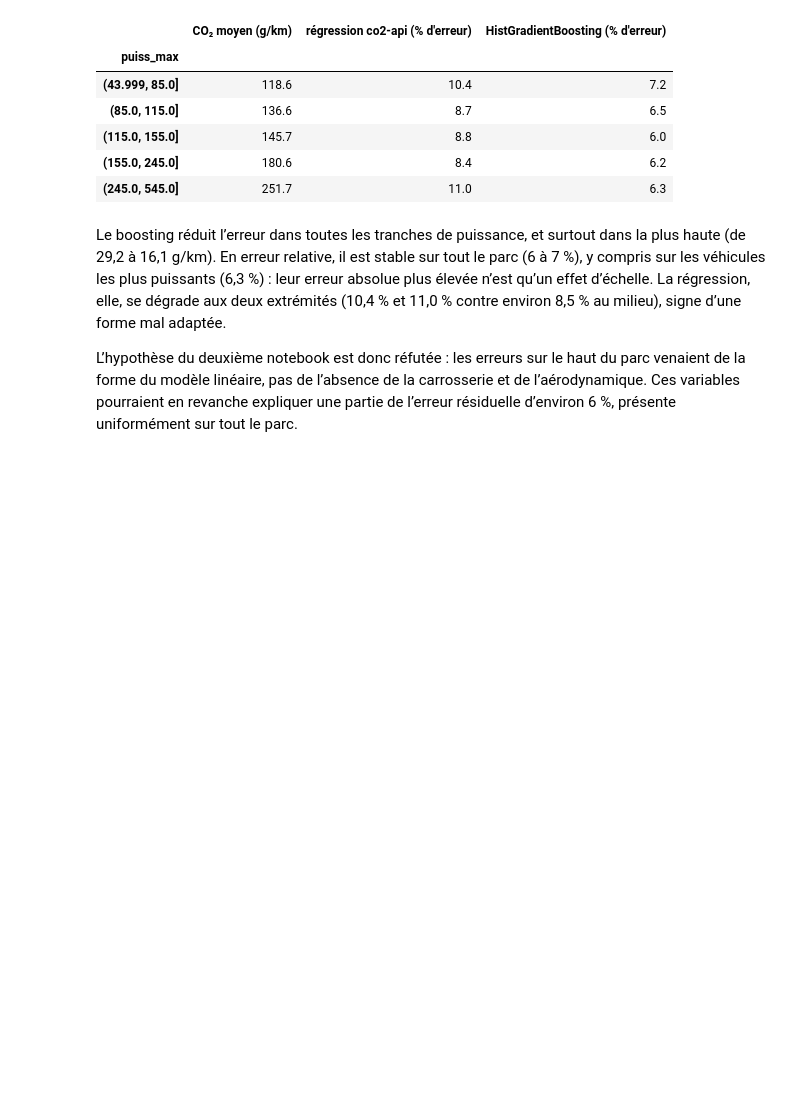
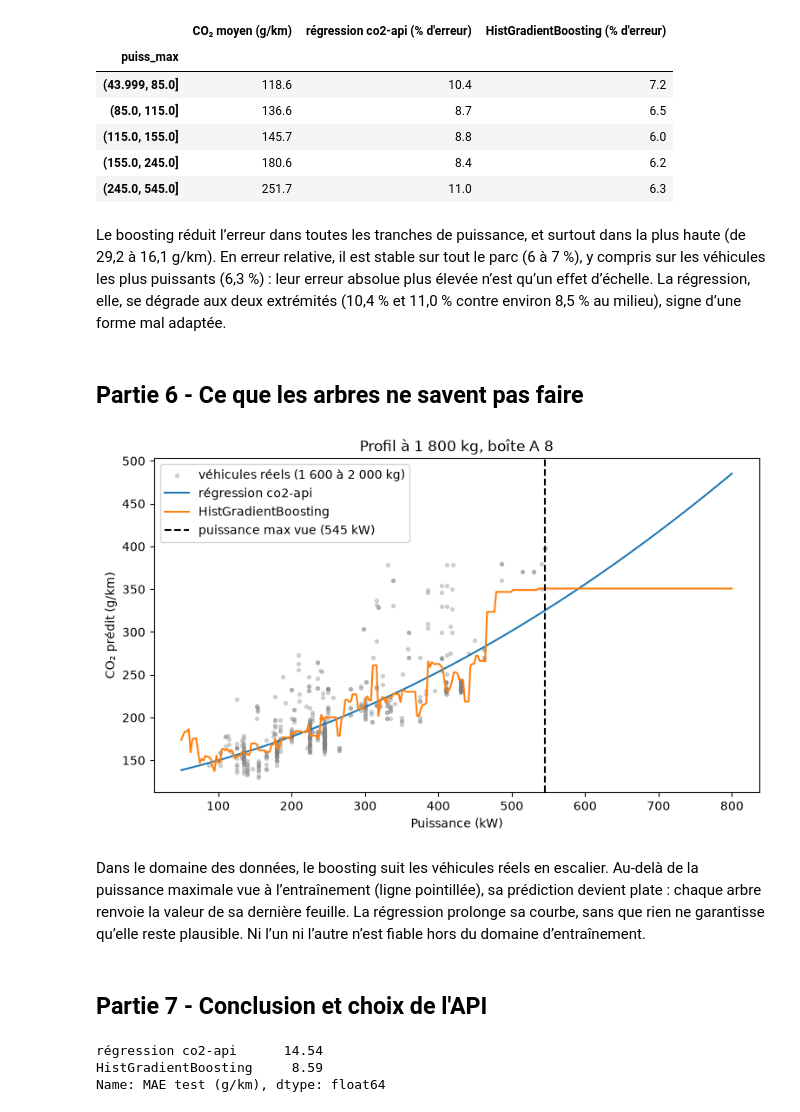
Before and after one commit to aissatougueye06/ml-co2-prediction, a Jupyter notebook: 04-arbres-boosting.ipynb, the cells around one changed output. Drawn from its saved outputs; the diff is of its cells as text; code cells hidden in the pictures; blank space fills up the shorter version.

```diff
--- a/04-arbres-boosting.ipynb
+++ b/04-arbres-boosting.ipynb
@@ -324,7 +399,11 @@ recherche_hgb_fine = GridSearchCV(
     construire_pipe_arbre(
         HistGradientBoostingRegressor(early_stopping=False, random_state=RANDOM_STATE)
     ),
-    grille_hgb_fine, cv=plis, scoring="neg_mean_absolute_error", return_train_score=True,
+    grille_hgb_fine,
+    cv=plis,
+    scoring="neg_mean_absolute_error",
+    return_train_score=True,
+    n_jobs=-1,
 )
 recherche_hgb_fine.fit(X_tr, y_tr, groups=groupes_tr)
 print(recherche_hgb_fine.best_params_, -recherche_hgb_fine.best_score_)
@@ -347,8 +426,13 @@ grille_xgb = {
 # %%
 recherche_xgb = RandomizedSearchCV(
     construire_pipe_arbre(XGBRegressor(random_state=RANDOM_STATE)),
-    grille_xgb, n_iter=60, random_state=RANDOM_STATE,
-    cv=plis, scoring="neg_mean_absolute_error", return_train_score=True,
+    grille_xgb,
+    n_iter=60,
+    random_state=RANDOM_STATE,
+    cv=plis,
+    scoring="neg_mean_absolute_error",
+    return_train_score=True,
+    n_jobs=-1,
 )
 recherche_xgb.fit(X_tr, y_tr, groups=groupes_tr)
 print(recherche_xgb.best_params_, -recherche_xgb.best_score_)
@@ -437,5 +540,59 @@ pd.concat(
 | (245.0, 545.0] | 251.7 | 11.0 | 6.3 |
 # %% [markdown]
 Le boosting réduit l’erreur dans toutes les tranches de puissance, et surtout dans la plus haute (de 29,2 à 16,1 g/km). En erreur relative, il est stable sur tout le parc (6 à 7 %), y compris sur les véhicules les plus puissants (6,3 %) : leur erreur absolue plus élevée n’est qu’un effet d’échelle. La régression, elle, se dégrade aux deux extrémités (10,4 % et 11,0 % contre environ 8,5 % au milieu), signe d’une forme mal adaptée.
-
-L’hypothèse du deuxième notebook est donc réfutée : les erreurs sur le haut du parc venaient de la forme du modèle linéaire, pas de l’absence de la carrosserie et de l’aérodynamique. Ces variables pourraient en revanche expliquer une partie de l’erreur résiduelle d’environ 6 %, présente uniformément sur tout le parc.
+# %% [markdown]
+## Partie 6 - Ce que les arbres ne savent pas faire
+# %%
+p_max = X_tr["puiss_max"].max()
+puissances = np.linspace(50, 800, 300)
+profil = pd.DataFrame(
+    {
+        "masse_ordma_min": 1800,
+        "puiss_max": puissances,
+        "typ_boite_nb_rapp": "A 8",
+    }
+)
+
+modele_lin = construire_pipe_lineaire(LinearRegression()).fit(X_tr, y_tr)
+modele_hgb = recherche_hgb.best_estimator_
+
+proches = X_tr["masse_ordma_min"].between(1600, 2000)
+
+fig, ax = plt.subplots(figsize=(9, 5))
+ax.scatter(
+    X_tr.loc[proches, "puiss_max"],
+    y_tr[proches],
+    s=8,
+    alpha=0.3,
+    color="grey",
+    label="véhicules réels (1 600 à 2 000 kg)",
+)
+ax.plot(puissances, modele_lin.predict(profil), label="régression co2-api")
+ax.plot(puissances, modele_hgb.predict(profil), label="HistGradientBoosting")
+ax.axvline(
+    p_max, color="black", linestyle="--", label=f"puissance max vue ({p_max:.0f} kW)"
+)
+ax.set_xlabel("Puissance (kW)")
+ax.set_ylabel("CO₂ prédit (g/km)")
+ax.set_title("Profil à 1 800 kg, boîte A 8")
+ax.legend()
+plt.show()
+# %% [output]
+[figure, added]
+# %% [markdown]
+Dans le domaine des données, le boosting suit les véhicules réels en escalier. Au-delà de la puissance maximale vue à l’entraînement (ligne pointillée), sa prédiction devient plate : chaque arbre renvoie la valeur de sa dernière feuille. La régression prolonge sa courbe, sans que rien ne garantisse qu’elle reste plausible. Ni l’un ni l’autre n’est fiable hors du domaine d’entraînement.
+# %% [markdown]
+## Partie 7 - Conclusion et choix de l'API
+# %%
+finalistes = {
+    "régression co2-api": modele_lin,
+    "HistGradientBoosting": modele_hgb,
+}
+pd.Series(
+    {nom: mean_absolute_error(y_te, m.predict(X_te)) for nom, m in finalistes.items()},
+    name="MAE test (g/km)",
+).round(2)
+# %% [output]
+régression co2-api      14.54
+HistGradientBoosting     8.59
+Name: MAE test (g/km), dtype: float64
```
Also changed, not shown: parts of 30 cells of this notebook.
